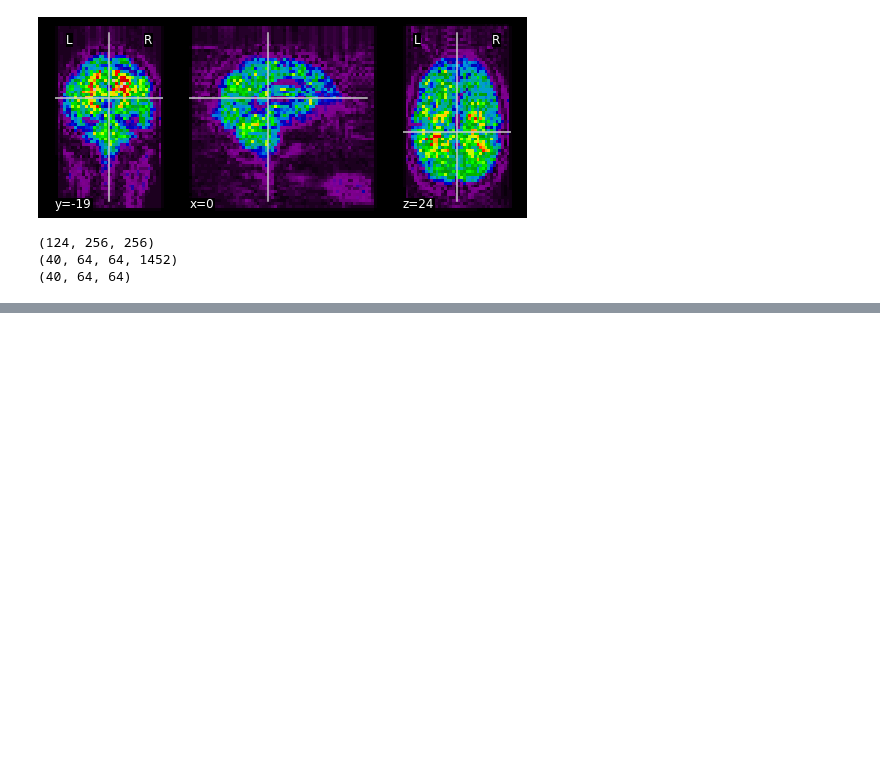
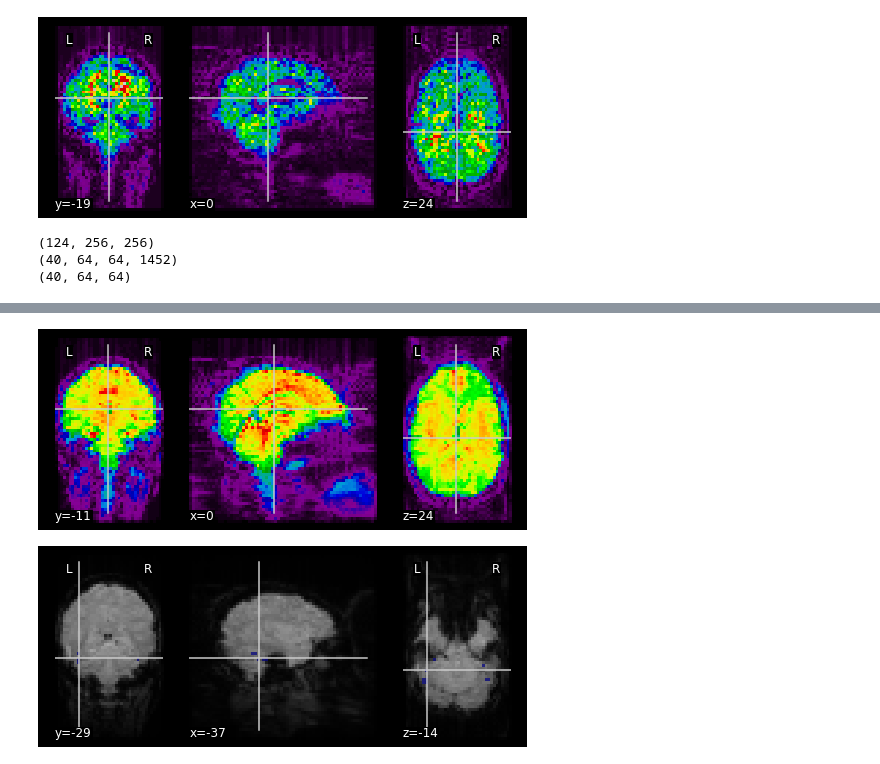
Before and after one commit to jessepinkman9900/neuroimage-processing, a Jupyter notebook: 2018101043.ipynb, the cells around one changed output, grey strips where cells are left out. Drawn from its saved outputs; the diff is of its cells as text; code cells hidden in the pictures; blank space fills up the shorter version.

```diff
--- a/2018101043.ipynb
+++ b/2018101043.ipynb
@@ -147,6 +143,13 @@ After masking, shape (1452, 129600) and is a ndarray
 # %%
 ### TODO 12: Apply HAXBY mask
-haxby_mask = haxby_dataset['mask_face'] # there are others
+haxby_mask = image.load_img(haxby_dataset['mask_face']) # there are others
+# %%
+plotting.plot_epi(mean_functional_image)
+plotting.plot_roi(haxby_mask, mean_functional_image)
+plotting.show()
+# %% [output]
+[figure, added]
+[figure, added]
 # %%
 from nilearn.input_data import NiftiMasker
 # %%
```
Also changed, not shown: parts of 14 cells of this notebook.
